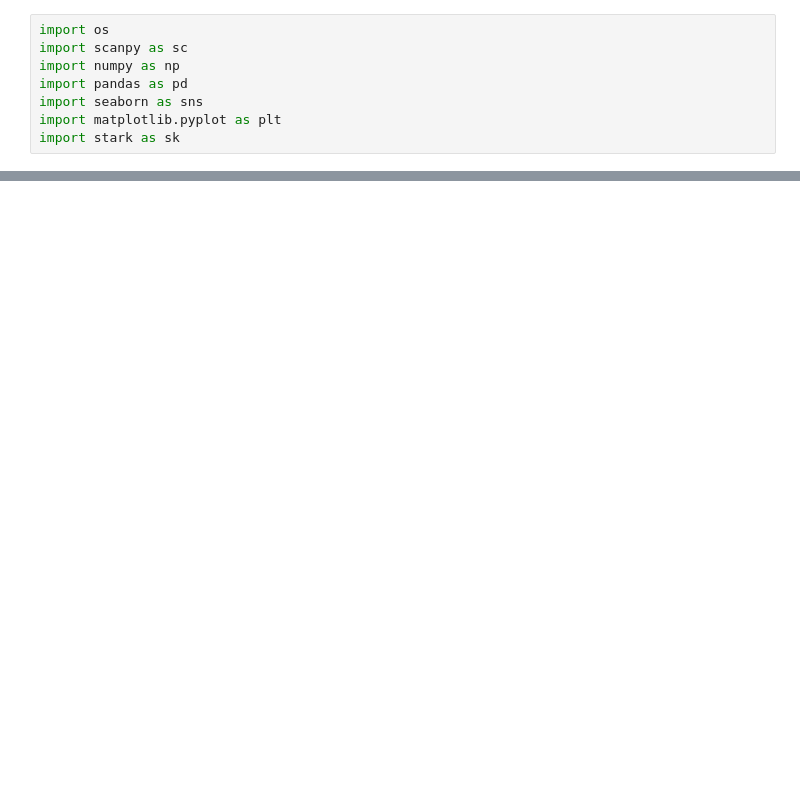
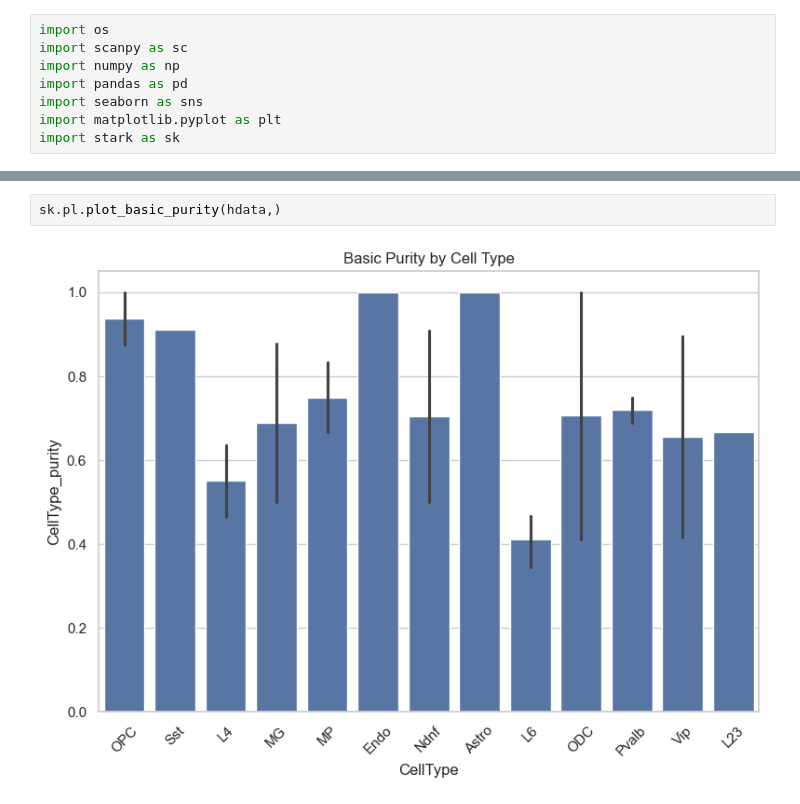
Before and after one commit to CCCKW/hstack, a Jupyter notebook: mc2.ipynb, the cells around one changed output, grey strips where cells are left out. Cells and saved outputs as stored; diff of their text form; blank space fills up the shorter version.

```diff
--- a/mc2.ipynb
+++ b/mc2.ipynb
@@ -208,0 +178,4 @@ plot_specific_metacell(adata, metacell_id=-1)
+# %%
+sk.pl.plot_basic_purity(hdata,)
+# %% [output]
+[figure, added]
```
Also changed, not shown: parts of 15 cells of this notebook, 3 other files.
